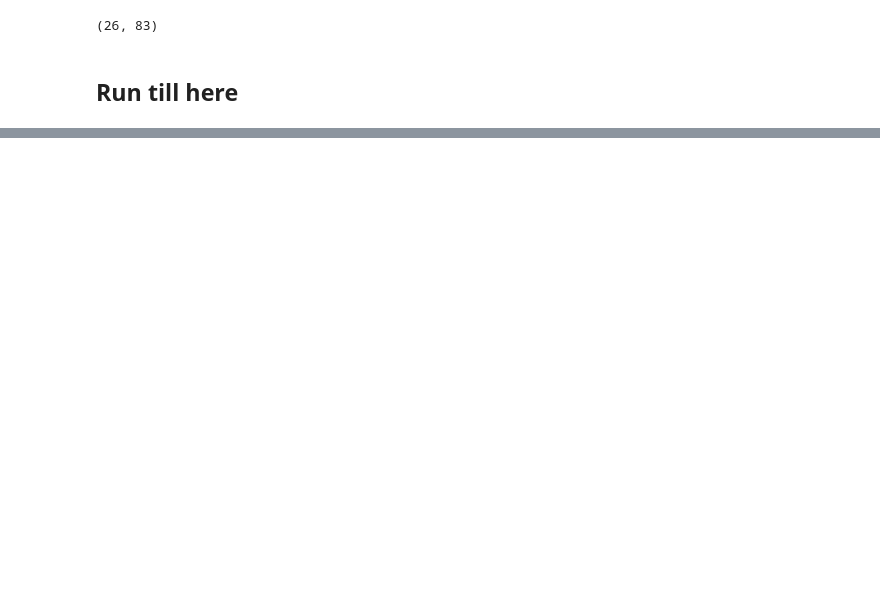
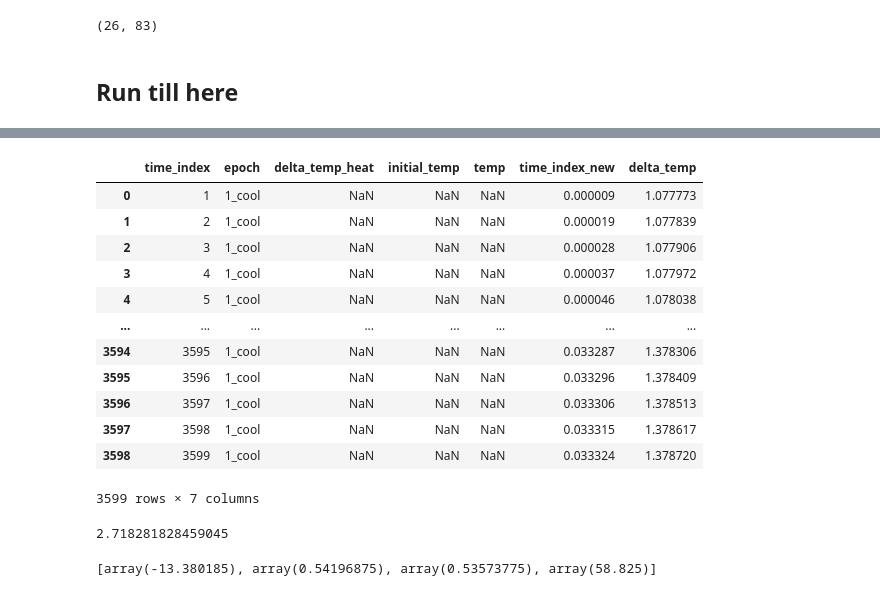
Before and after one commit to robinPixxel/APS_core_ff_demo, a Jupyter notebook: src/APS_Python_core/test.ipynb, the cells around one changed output, grey strips where cells are left out. Cells and saved outputs as stored; diff of their text form; code cells hidden in the pictures; blank space fills up the shorter version.

```diff
--- a/src/APS_Python_core/test.ipynb
+++ b/src/APS_Python_core/test.ipynb
@@ -991,0 +1117,26 @@ def get_conflicting_dict(self,df,data_dict,different_setup_time,conflicting_on =
+# %%
+temp_profile_df[temp_profile_df['epoch']=='1_cool']
+# %% [output]
+|  | time_index | epoch | delta_temp_heat | initial_temp | temp | time_index_new | delta_temp |
+| 0 | 1 | 1_cool | NaN | NaN | NaN | 0.000009 | 1.077773 |
+| 1 | 2 | 1_cool | NaN | NaN | NaN | 0.000019 | 1.077839 |
+| 2 | 3 | 1_cool | NaN | NaN | NaN | 0.000028 | 1.077906 |
+| 3 | 4 | 1_cool | NaN | NaN | NaN | 0.000037 | 1.077972 |
+| 4 | 5 | 1_cool | NaN | NaN | NaN | 0.000046 | 1.078038 |
+| ... | ... | ... | ... | ... | ... | ... | ... |
+| 3594 | 3595 | 1_cool | NaN | NaN | NaN | 0.033287 | 1.378306 |
+| 3595 | 3596 | 1_cool | NaN | NaN | NaN | 0.033296 | 1.378409 |
+| 3596 | 3597 | 1_cool | NaN | NaN | NaN | 0.033306 | 1.378513 |
+| 3597 | 3598 | 1_cool | NaN | NaN | NaN | 0.033315 | 1.378617 |
+| 3598 | 3599 | 1_cool | NaN | NaN | NaN | 0.033324 | 1.378720 |
+3599 rows × 7 columns
+# %%
+y = "math.exp(x)"
+x = 1
+eval(y)
+# %% [output]
+2.718281828459045
+# %%
+l1
+# %% [output]
+[array(-13.380185), array(0.54196875), array(0.53573775), array(58.825)]
```
Also changed, not shown: parts of 5 cells of this notebook, 4 other files.
